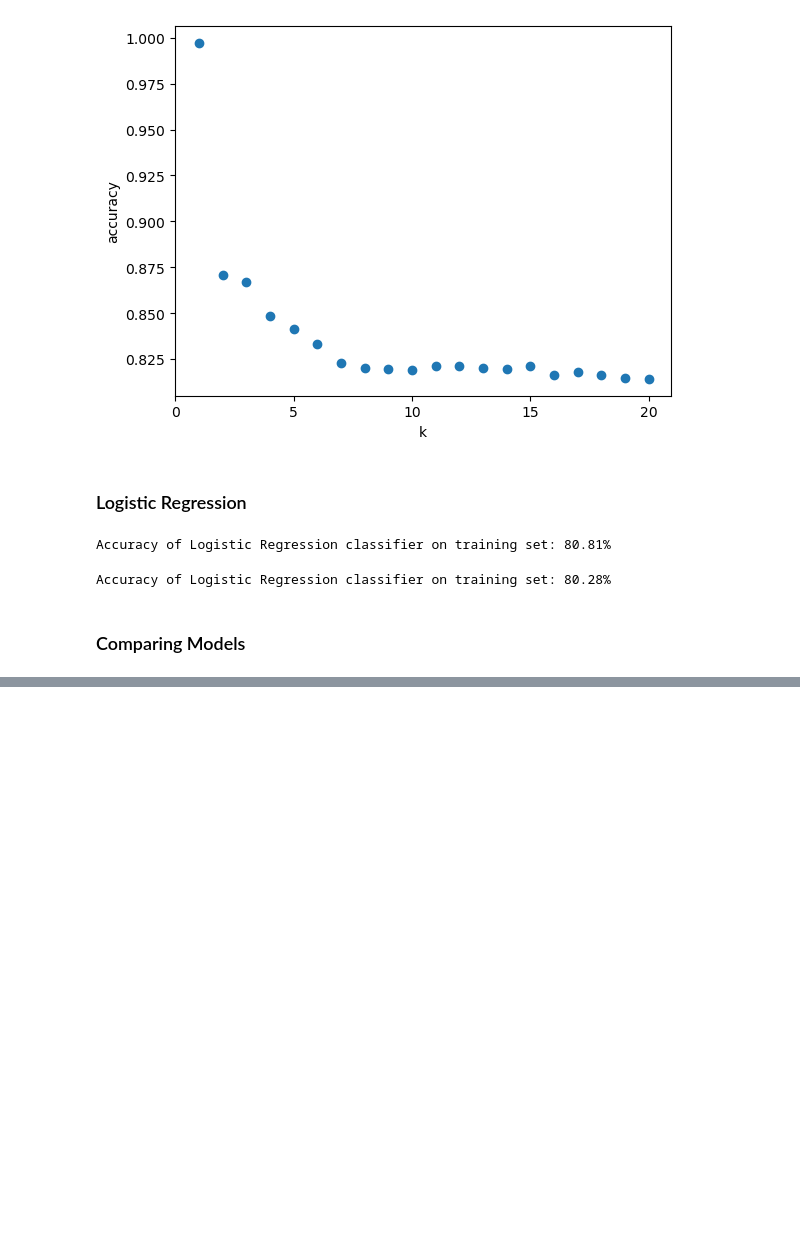
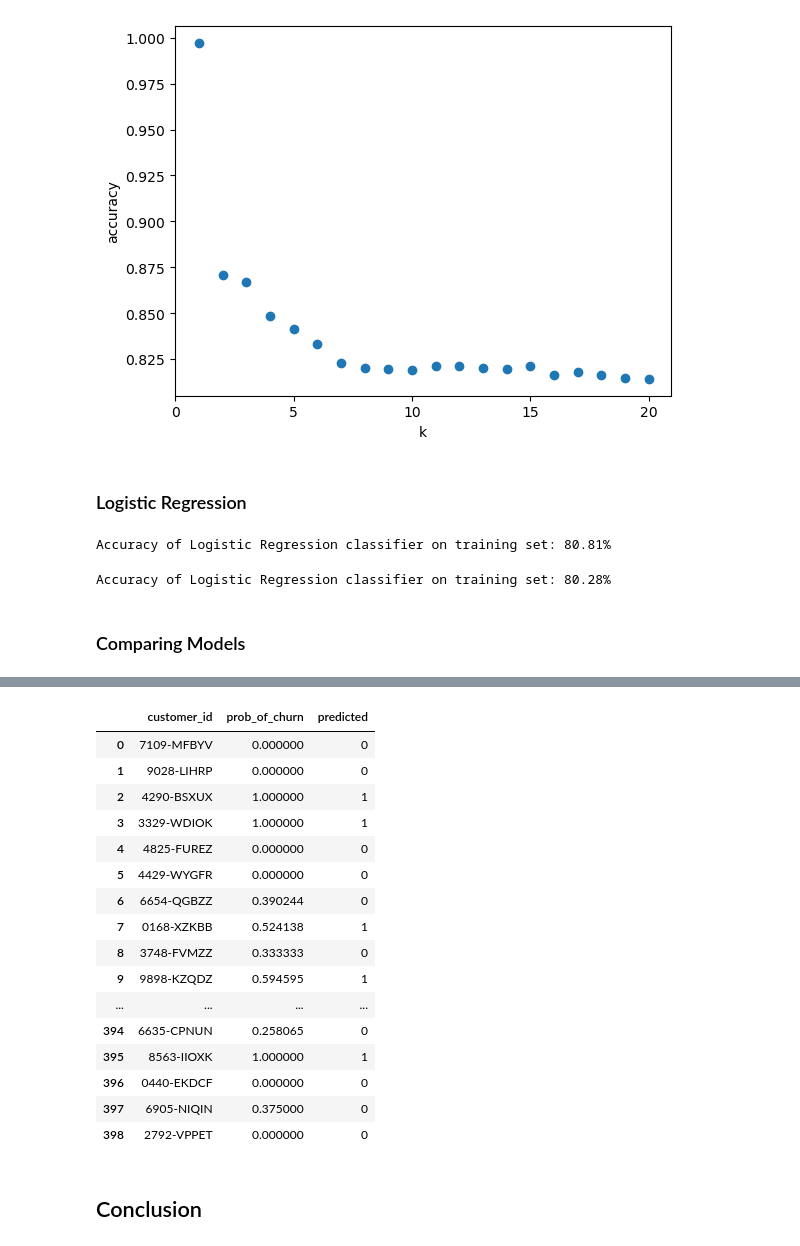
Before and after one commit to nicolas-angarita/churn_classification_project, a Jupyter notebook: working_notebook.ipynb, the cells around one changed output, grey strips where cells are left out. Cells and saved outputs as stored; diff of their text form; code cells hidden in the pictures; blank space fills up the shorter version.

```diff
--- a/working_notebook.ipynb
+++ b/working_notebook.ipynb
@@ -1105,0 +1190,22 @@ The Logistic Regression validate accuracy is 0.802839
+# %%
+df_csv = test_prob_df[['customer_id', 'prob_of_churn', 'predicted']]
+
+df_csv
+# %% [output]
+|  | customer_id | prob_of_churn | predicted |
+| 0 | 7109-MFBYV | 0.000000 | 0 |
+| 1 | 9028-LIHRP | 0.000000 | 0 |
+| 2 | 4290-BSXUX | 1.000000 | 1 |
+| 3 | 3329-WDIOK | 1.000000 | 1 |
+| 4 | 4825-FUREZ | 0.000000 | 0 |
+| 5 | 4429-WYGFR | 0.000000 | 0 |
+| 6 | 6654-QGBZZ | 0.390244 | 0 |
+| 7 | 0168-XZKBB | 0.524138 | 1 |
+| 8 | 3748-FVMZZ | 0.333333 | 0 |
+| 9 | 9898-KZQDZ | 0.594595 | 1 |
+| ... | ... | ... | ... |
+| 394 | 6635-CPNUN | 0.258065 | 0 |
+| 395 | 8563-IIOXK | 1.000000 | 1 |
+| 396 | 0440-EKDCF | 0.000000 | 0 |
+| 397 | 6905-NIQIN | 0.375000 | 0 |
+| 398 | 2792-VPPET | 0.000000 | 0 |
@@ -1105,0 +1216,2 @@ The Logistic Regression validate accuracy is 0.802839
+# %% [markdown]
+## Conclusion
```
Also changed, not shown: parts of 21 cells of this notebook.
